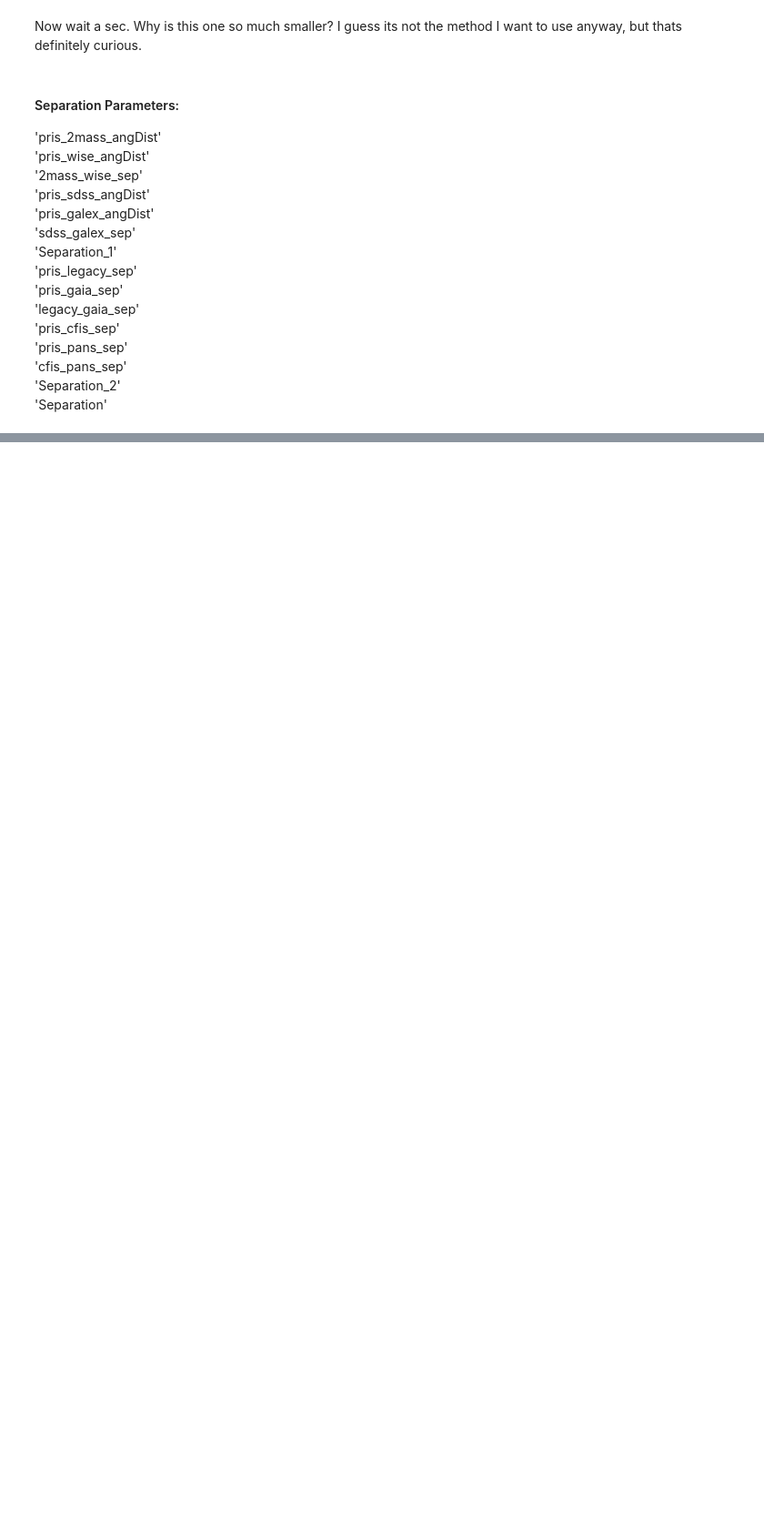
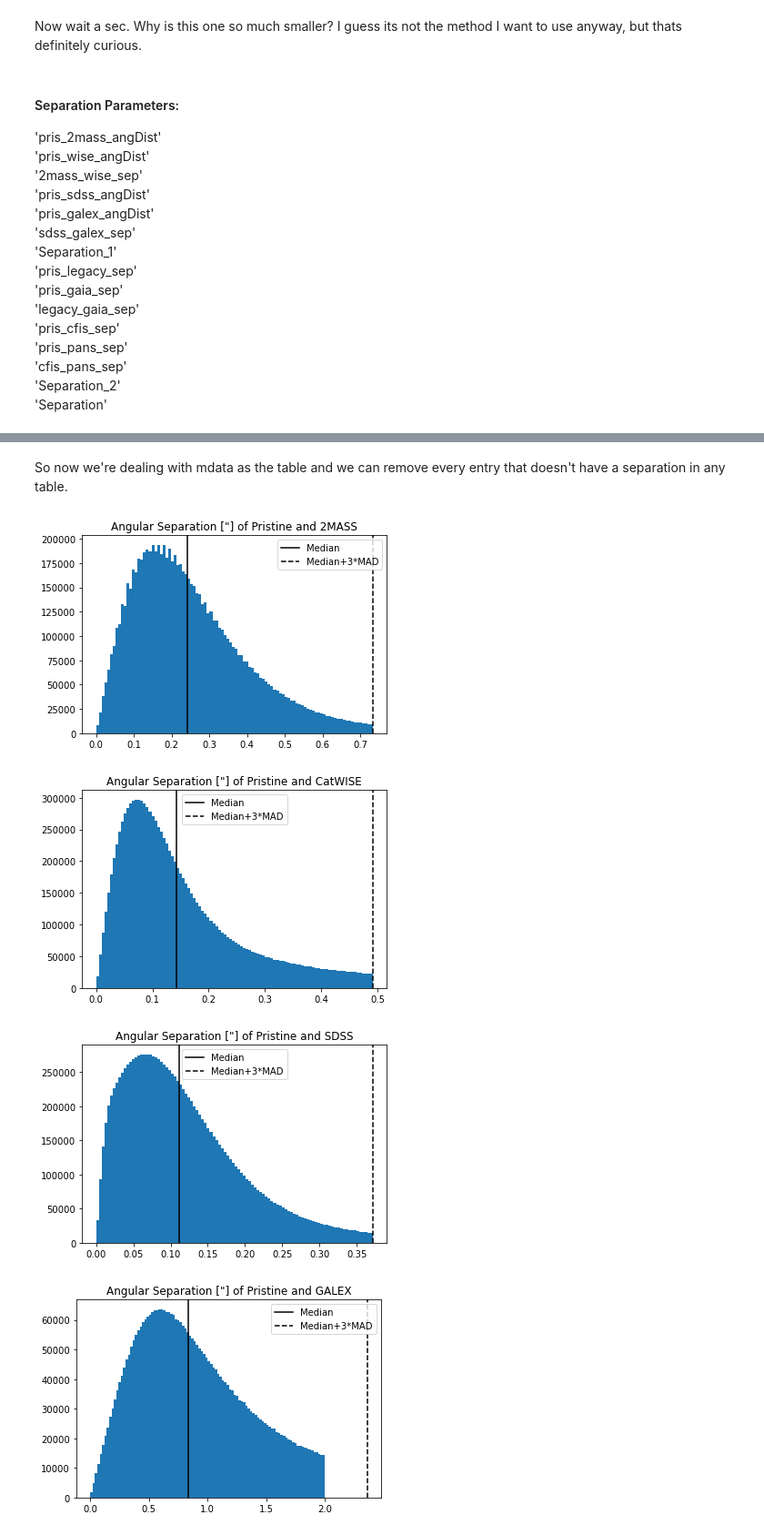
Before and after one commit to aydanmckay/ml, a Jupyter notebook: separationplots.ipynb, the cells around one changed output, grey strips where cells are left out. Shown: that part at 91% size. Drawn from its saved outputs; the diff is of its cells as text; code cells hidden in the pictures; blank space fills up the shorter version.

```diff
--- a/separationplots.ipynb
+++ b/separationplots.ipynb
@@ -146,0 +218,31 @@ So it looks like we're missing a parameter from the log normal distribution in o
+# %%
+mdata = datafi.copy()
+# %%
+for it,sep in enumerate(seps):
+    mask = (mdata[sep[0]] < (meds[it]+3*mads[it])) | (np.isnan(mdata[sep[0]]) == True)
+    mdata = mdata[mask]
+# %% [markdown]
+So now we're dealing with mdata as the table and we can remove every entry that doesn't have a separation in any table.
+# %%
+# Making sure that a value exists for at least one of the matches
+mask = (np.isnan(mdata[seps[0][0]]) == False) | (np.isnan(mdata[seps[1][0]]) == False) | (np.isnan(mdata[seps[2][0]]) == False) | \
+       (np.isnan(mdata[seps[3][0]]) == False) | (np.isnan(mdata[seps[4][0]]) == False) | (np.isnan(mdata[seps[5][0]]) == False) | \
+       (np.isnan(mdata[seps[6][0]]) == False) | (np.isnan(mdata[seps[7][0]]) == False)
+# %%
+mdata = mdata[mask]
+# %%
+for it,sep in enumerate(seps):
+    # Creating the histogram of the separation values
+    histo = plt.hist(mdata[sep[0]],bins=100)
+    plt.title('Angular Separation [\"] of Pristine and '+sep[1])
+    # Determining the median
+    plt.axvline(meds[it],c='k',label='Median')
+    # Determining the Median Absolute Deviation
+    plt.axvline(meds[it]+3*mads[it],c='k',linestyle='dashed',label=r'Median+3*MAD')
+    plt.legend(fancybox=True)
+    plt.show()
+# %% [output]
+[figure, added]
+[figure, added]
+[figure, added]
+[figure, added]
```
Also changed, not shown: parts of 26 cells of this notebook.
